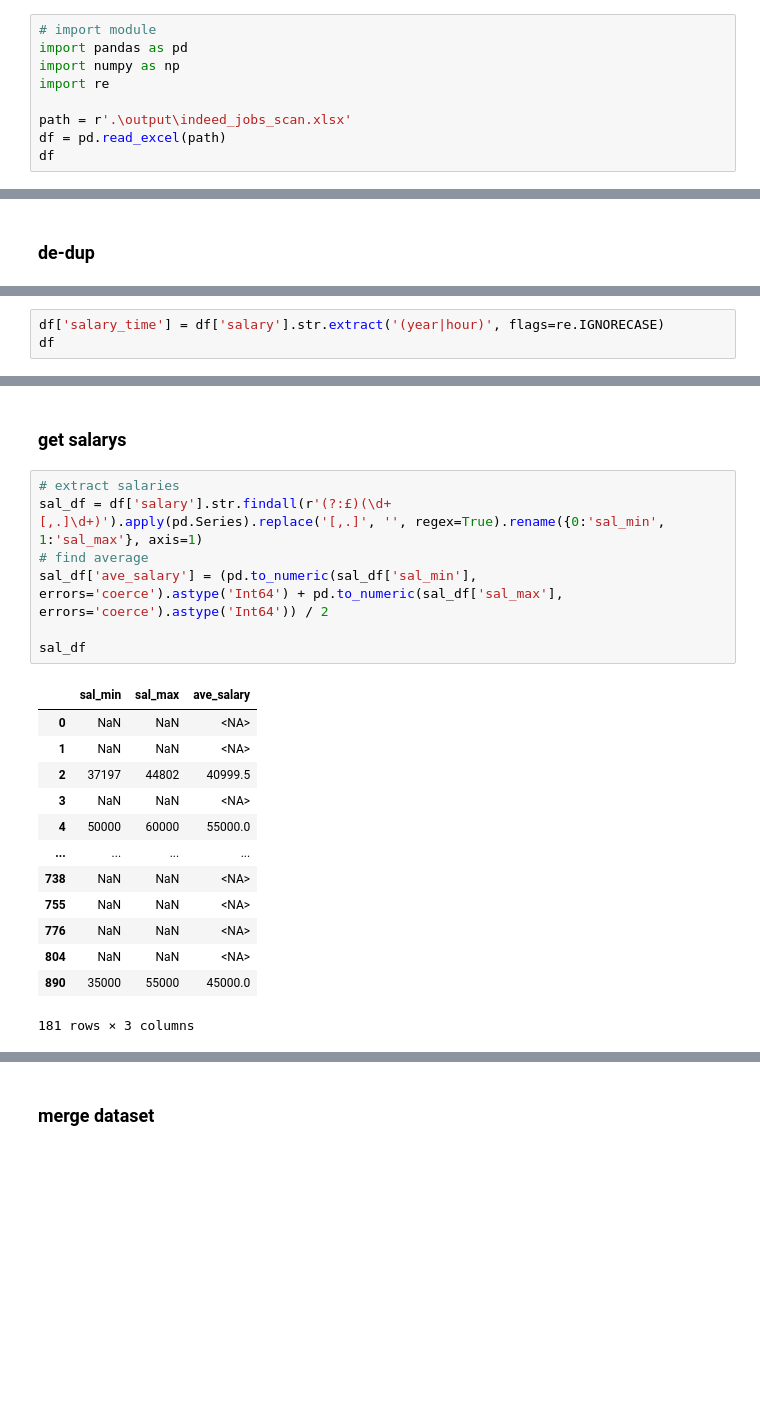
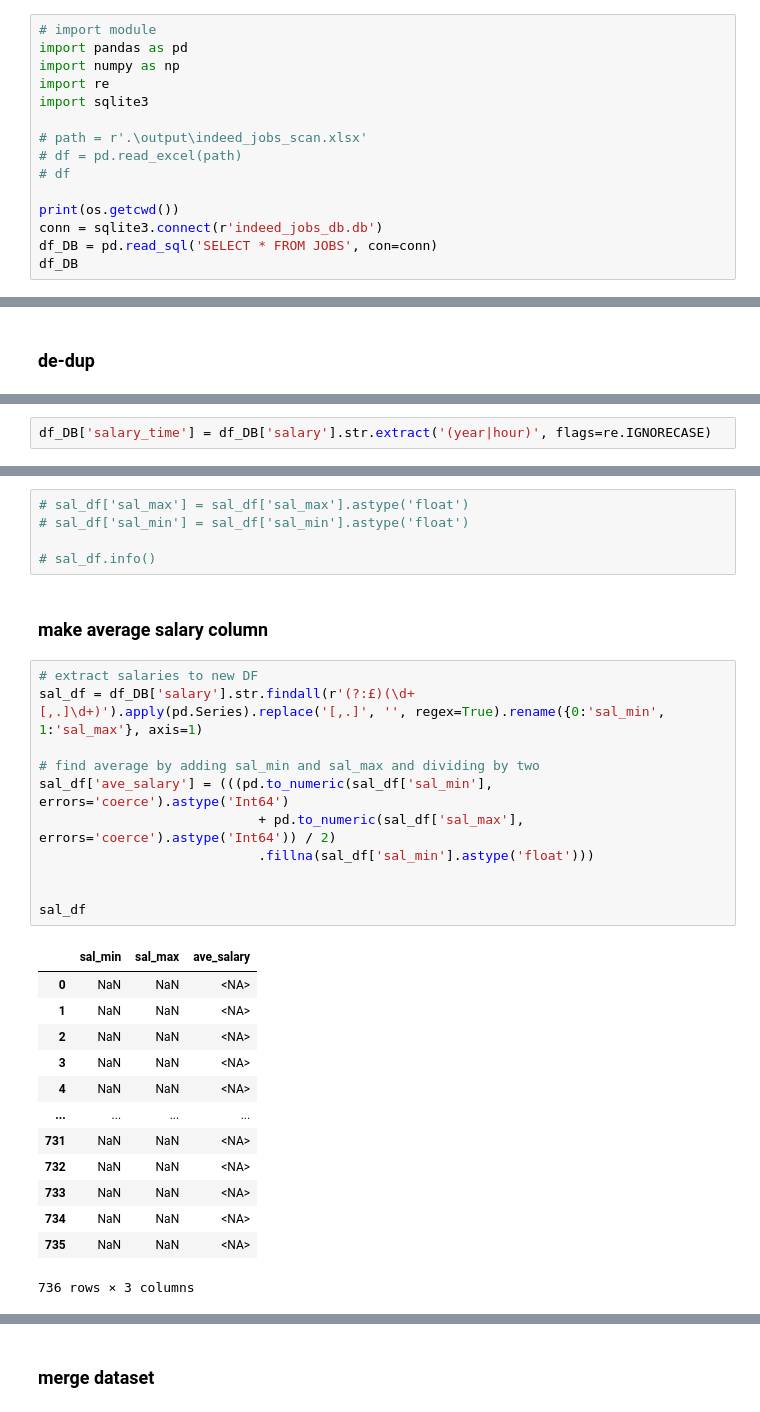
Before and after one commit to CameronInLondon/job_data_analysis, a Jupyter notebook: indeed_job_data_scraping_analysis.ipynb, the cells around one changed output, grey strips where cells are left out. Drawn from its saved outputs; the diff is of its cells as text; blank space fills up the shorter version.

```diff
--- a/indeed_job_data_scraping_analysis.ipynb
+++ b/indeed_job_data_scraping_analysis.ipynb
@@ -7,8 +12,14 @@ https://www.geeksforgeeks.org/scraping-indeed-job-data-using-python/
 import pandas as pd
 import numpy as np
 import re
+import sqlite3
 
-path = r'.\output\indeed_jobs_scan.xlsx'
-df = pd.read_excel(path)
-df
+# path = r'.\output\indeed_jobs_scan.xlsx'
+# df = pd.read_excel(path)
+# df
+
+print(os.getcwd())
+conn = sqlite3.connect(r'indeed_jobs_db.db')
+df_DB = pd.read_sql('SELECT * FROM JOBS', con=conn)
+df_DB
 # %% [output]
@@ -38,3 +48,2 @@ df = df.drop('Unnamed: 0', axis=1).drop_duplicates()
 # %%
-df['salary_time'] = df['salary'].str.extract('(year|hour)', flags=re.IGNORECASE)
-df
+df_DB['salary_time'] = df_DB['salary'].str.extract('(year|hour)', flags=re.IGNORECASE)
@@ -55,23 +50,32 @@ df
-# %% [markdown]
-### get salarys
+# %%
+# sal_df['sal_max'] = sal_df['sal_max'].astype('float')
+# sal_df['sal_min'] = sal_df['sal_min'].astype('float')
+
+# sal_df.info()
+# %% [markdown]
+### make average salary column
 # %%
-# extract salaries
-sal_df = df['salary'].str.findall(r'(?:£)(\d+[,.]\d+)').apply(pd.Series).replace('[,.]', '', regex=True).rename({0:'sal_min', 1:'sal_max'}, axis=1)
-# find average
-sal_df['ave_salary'] = (pd.to_numeric(sal_df['sal_min'], errors='coerce').astype('Int64') + pd.to_numeric(sal_df['sal_max'], errors='coerce').astype('Int64')) / 2
+# extract salaries to new DF
+sal_df = df_DB['salary'].str.findall(r'(?:£)(\d+[,.]\d+)').apply(pd.Series).replace('[,.]', '', regex=True).rename({0:'sal_min', 1:'sal_max'}, axis=1)
+
+# find average by adding sal_min and sal_max and dividing by two
+sal_df['ave_salary'] = (((pd.to_numeric(sal_df['sal_min'], errors='coerce').astype('Int64')
+                            + pd.to_numeric(sal_df['sal_max'], errors='coerce').astype('Int64')) / 2)
+                            .fillna(sal_df['sal_min'].astype('float')))
+
 
 sal_df
 # %% [output]
 |  | sal_min | sal_max | ave_salary |
 | 0 | NaN | NaN | <NA> |
 | 1 | NaN | NaN | <NA> |
-| 2 | 37197 | 44802 | 40999.5 |
+| 2 | NaN | NaN | <NA> |
 | 3 | NaN | NaN | <NA> |
-| 4 | 50000 | 60000 | 55000.0 |
+| 4 | NaN | NaN | <NA> |
 | ... | ... | ... | ... |
-| 738 | NaN | NaN | <NA> |
-| 755 | NaN | NaN | <NA> |
-| 776 | NaN | NaN | <NA> |
-| 804 | NaN | NaN | <NA> |
-| 890 | 35000 | 55000 | 45000.0 |
+| 731 | NaN | NaN | <NA> |
+| 732 | NaN | NaN | <NA> |
+| 733 | NaN | NaN | <NA> |
+| 734 | NaN | NaN | <NA> |
+| 735 | NaN | NaN | <NA> |
-181 rows × 3 columns
+736 rows × 3 columns
```
Also changed, not shown: parts of 37 cells of this notebook.
